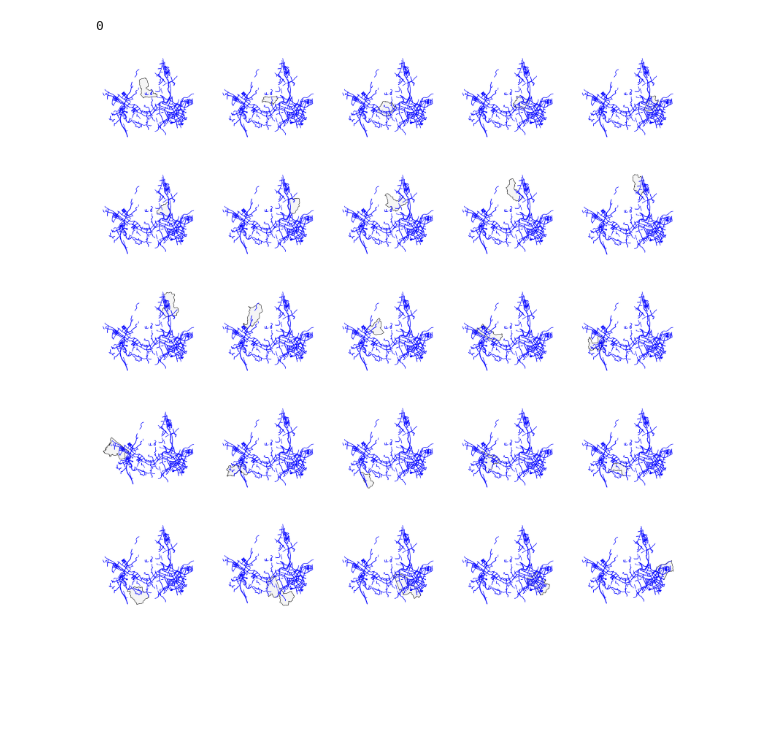
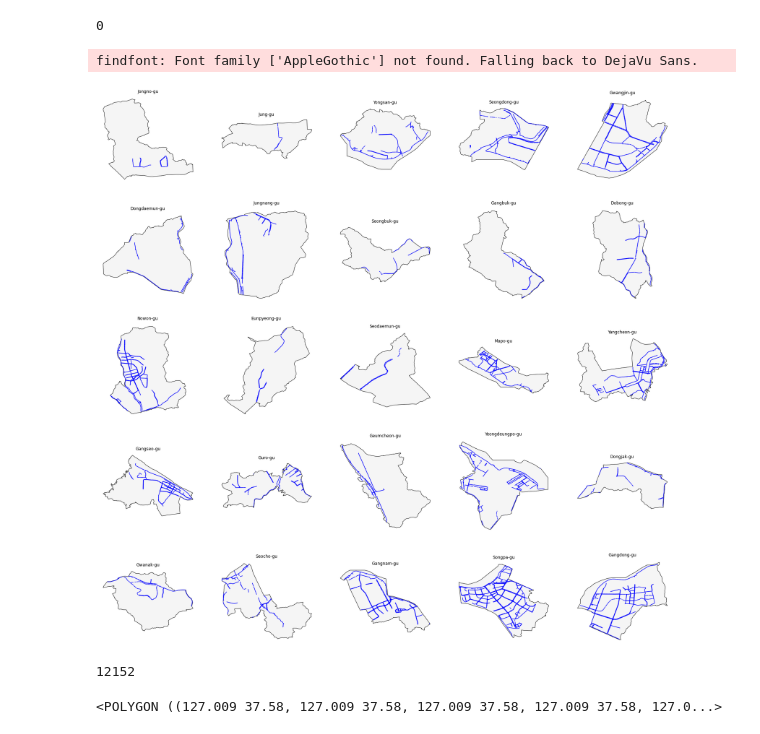
Before and after one commit to won4513/bigdata_campus, a Jupyter notebook: Bicycle/자전거도로.ipynb, the cells around one changed output. Drawn from its saved outputs; the diff is of its cells as text; code cells hidden in the pictures; blank space fills up the shorter version.

```diff
--- a/Bicycle/자전거도로.ipynb
+++ b/Bicycle/자전거도로.ipynb
@@ -117,13 +112,26 @@ sum(seoul[seoul["SIG_ENG_NM"]=='Nowon-gu']["geometry"].contains(boundary["geomet
 # %%
 j = 1
 plt.figure(figsize = (30,30))
-for i in gulist:
-    gu_boundary = seoul[seoul['SIG_ENG_NM'] == i]
+for i in range(25):
     ax = plt.subplot(5,5,j)
-    gu_boundary.plot(figsize=(5,5), color='whitesmoke', edgecolor='black', linewidth=1,ax = ax)
-    boundary.plot(ax=ax, color='blue', label='First Shapefile')
+    boundary[seoul["geometry"][i].contains(boundary["geometry"])].plot(ax=ax,color='blue')
+    seoul.iloc[[i]].plot(figsize=(5,5),color='whitesmoke', edgecolor='black', linewidth=1, ax=ax)
+    ax.set_aspect('equal')
     ax.axis('off')
+    plt.title(seoul["SIG_ENG_NM"][i])
     j = j+1
 plt.show()
 # %% [output]
+findfont: Font family ['AppleGothic'] not found. Falling back to DejaVu Sans.
-[figure, old version]
+[figure, new version]
+# %%
+result=0
+for i in range(len(seoul["geometry"])):
+    result=result+sum(seoul["geometry"][i].contains(boundary["geometry"]))
+result
+# %% [output]
+12152
+# %%
+seoul["geometry"][0]
+# %% [output]
+<POLYGON ((127.009 37.58, 127.009 37.58, 127.009 37.58, 127.009 37.58, 127.0...>
```
Also changed, not shown: parts of 6 cells of this notebook.
